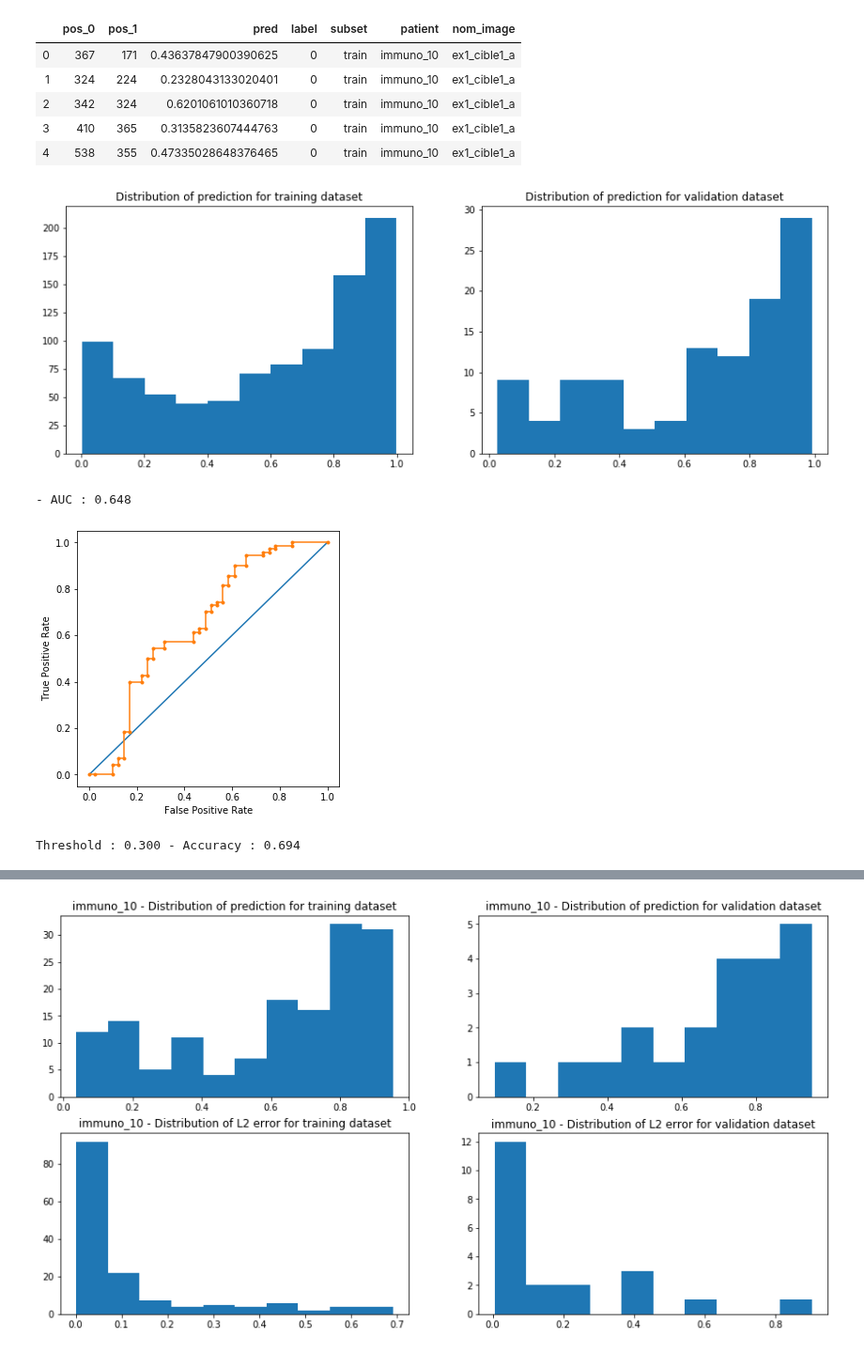
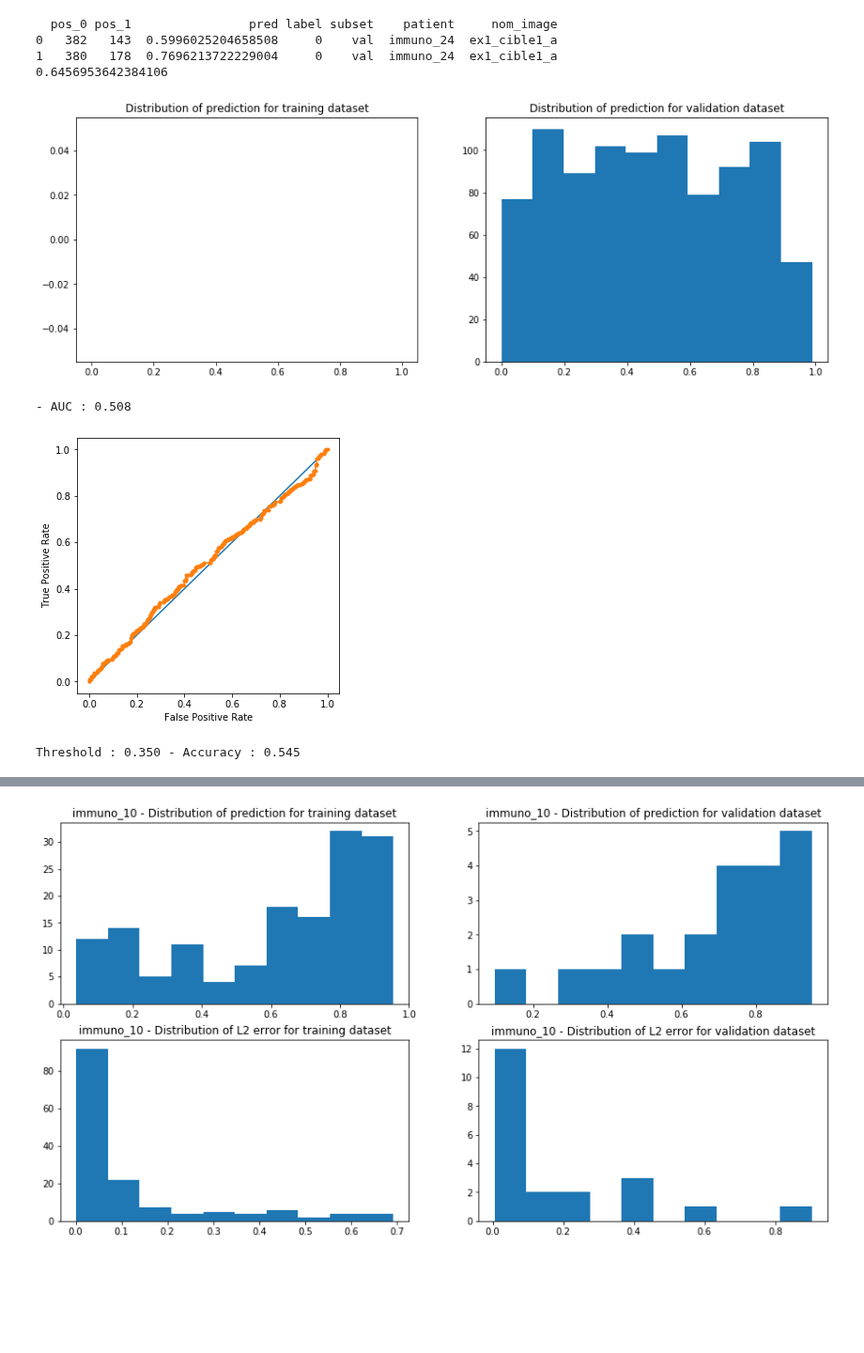
Before and after one commit to benoitcharmettant/immuno, a Jupyter notebook: results_analysis.ipynb, the cells around one changed output, grey strips where cells are left out. Shown at 94% size. Saved outputs shown, nothing was run; the diff lists cells and outputs as text; code cells hidden in the pictures; blank space fills up the shorter version.

```diff
--- a/results_analysis.ipynb
+++ b/results_analysis.ipynb
@@ -6,18 +6,23 @@ import sklearn as sk
 import sklearn.metrics as metrics
 import random
 
-df = get_results_table("C:/Users/b_charmettant/logs/predictions/")
+df = get_results_table("C:/Users/b_charmettant/logs/brightness_aug/convnet_lr1e-05_e2000_bs30_ps0.4_s40_r0.02/predictions_lytix/")
 df_val = df.loc[df.subset == 'val']
 df_train = df.loc[df.subset == 'train']
 
-df_train.head()
+#df_val = df_val.loc[df_val.patient != 'immuno_30']
+#new_preds = list(df_val.loc[df_val.patient == 'immuno_30']['pred'].apply(lambda x: str(1-float(x))))
+#df_val.loc[df_val.patient == 'immuno_30', 'pred'] = new_preds
+
+print(df_val.head(2))
+
+
+print(sum(df_val['label'].astype(float)) / len(df_val))
 # %% [output]
-|  | pos_0 | pos_1 | pred | label | subset | patient | nom_image |
-| 0 | 367 | 171 | 0.43637847900390625 | 0 | train | immuno_10 | ex1_cible1_a |
-| 1 | 324 | 224 | 0.2328043133020401 | 0 | train | immuno_10 | ex1_cible1_a |
-| 2 | 342 | 324 | 0.6201061010360718 | 0 | train | immuno_10 | ex1_cible1_a |
-| 3 | 410 | 365 | 0.3135823607444763 | 0 | train | immuno_10 | ex1_cible1_a |
-| 4 | 538 | 355 | 0.47335028648376465 | 0 | train | immuno_10 | ex1_cible1_a |
+  pos_0 pos_1                pred label subset    patient     nom_image
+0   382   143  0.5996025204658508     0    val  immuno_24  ex1_cible1_a
+1   380   178  0.7696213722229004     0    val  immuno_24  ex1_cible1_a
+0.6456953642384106
 # %%
 plt.rcParams['figure.figsize'] = [15, 5]
 
@@ -28,7 +33,7 @@ axis[1].hist(df_val['pred'].astype(float))
 axis[1].set_title("Distribution of prediction for validation dataset")
 plt.show()
 # %% [output]
-[figure, old version]
+[figure, new version]
 # %%
 def get_random_pred(p, nb):
     ls = []
@@ -41,31 +46,31 @@ def get_random_pred(p, nb):
 # %%
 plt.rcParams['figure.figsize'] = [5, 5]
 
 val_logits = df_val['pred'].astype(float)
 val_labels = df_val['label'].astype(float)
 
 
 fpr, tpr, thresholds = metrics.roc_curve(val_labels, val_logits)
 auc = metrics.roc_auc_score(val_labels, val_logits)
 
 print("- AUC : {:.3f}".format(auc))
 
 plt.plot(fpr, fpr)
 plt.plot(fpr, tpr, marker='.')
 
 # axis labels
 plt.xlabel('False Positive Rate')
 plt.ylabel('True Positive Rate')
 
 # show the plot
 plt.show()
 
-for t in [0.3]:
+for t in [0.35]:
     preds = (np.array(val_logits) > t).astype(np.int32)
     acc = sk.metrics.accuracy_score(val_labels, preds)
 
     print("Threshold : {:.3f} - Accuracy : {:.3f}".format(t, acc))
 # %% [output]
-- AUC : 0.648
+- AUC : 0.508
-[figure, old version]
+[figure, new version]
-Threshold : 0.300 - Accuracy : 0.694
+Threshold : 0.350 - Accuracy : 0.545
```
Also changed, not shown: parts of 2 cells of this notebook, 3 other files.
